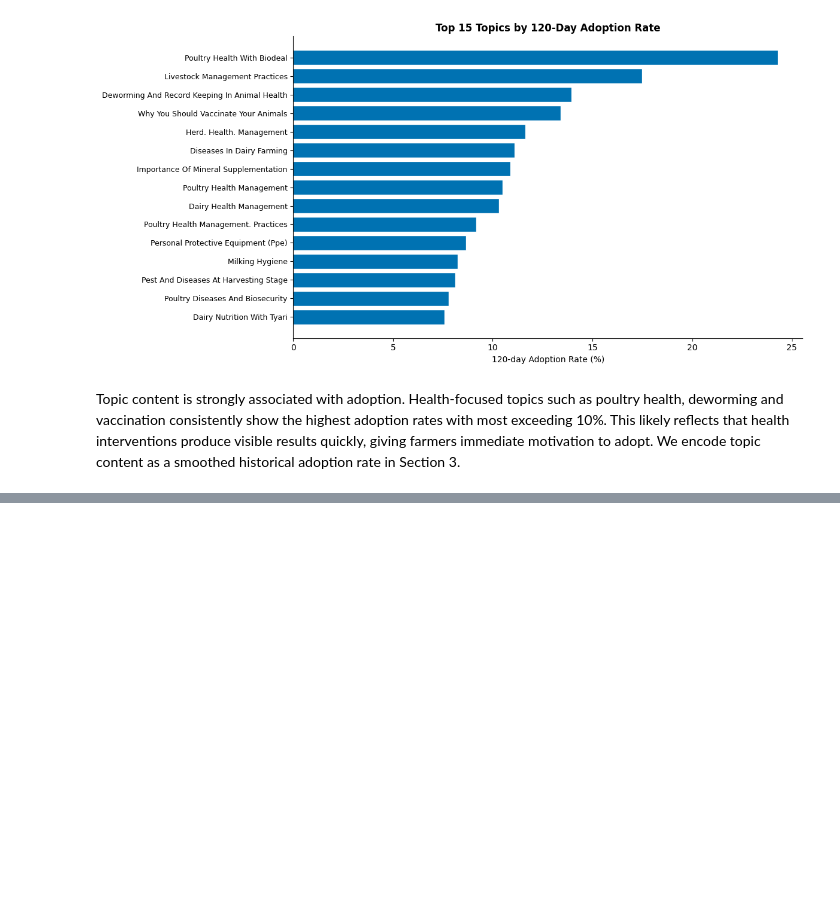
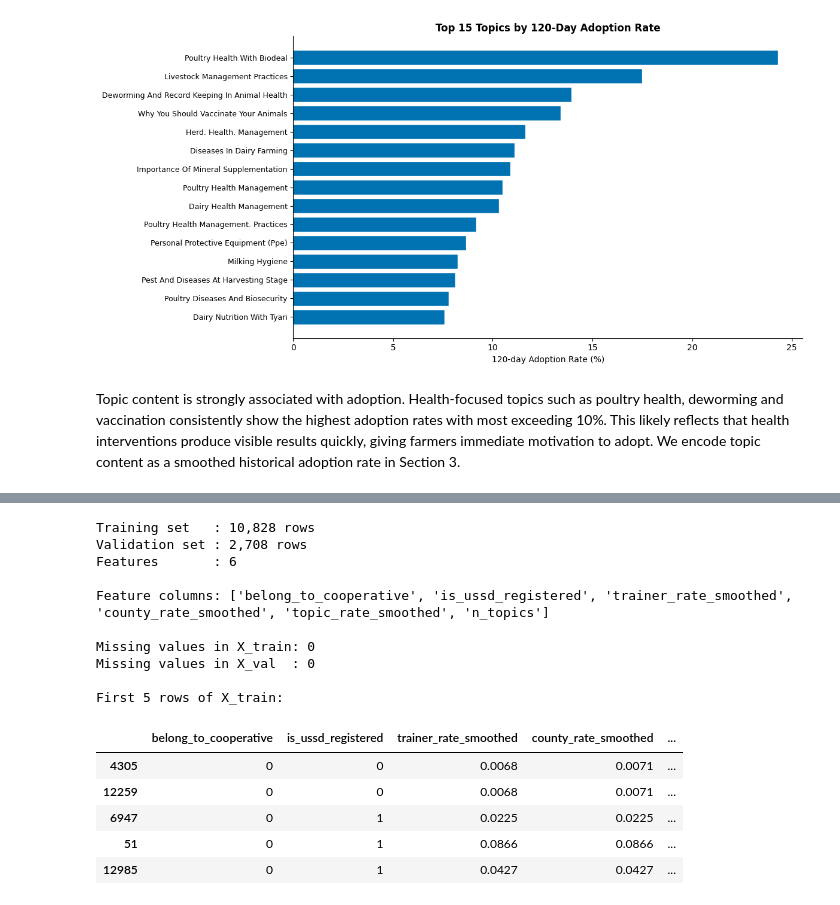
Before and after one commit to FionaHuini/Zindi-DigiCow-Farmer-Training-Adoption-Challenge, a Jupyter notebook: digicow_clean_analysis.ipynb, the cells around one changed output, grey strips where cells are left out. Drawn from its saved outputs; the diff is of its cells as text; code cells hidden in the pictures; blank space fills up the shorter version.

```diff
--- a/digicow_clean_analysis.ipynb
+++ b/digicow_clean_analysis.ipynb
@@ -761,0 +773,17 @@ Topic content is strongly associated with adoption. Health-focused topics such a
+# %%
+# ── 3.1 Binary flags ──────────────────────────────────────────────────────────
+
+# belong_to_cooperative is already 0/1 — confirm and use directly
+print("belong_to_cooperative value counts:")
+print(train_df['belong_to_cooperative'].value_counts())
+
+# is_ussd_registered — 1 if registered via Ussd, 0 if Manual
+# .eq('Ussd') returns True/False, .astype(int) converts to 1/0
+train_df['is_ussd_registered'] = train_df['registration'].eq('Ussd').astype(int)
+test_df['is_ussd_registered']  = test_df['registration'].eq('Ussd').astype(int)
+
+print("\nis_ussd_registered value counts:")
+print(train_df['is_ussd_registered'].value_counts())
+
+print("\nSanity check — should match registration counts:")
+print(train_df['registration'].value_counts())
@@ -761,0 +1055,63 @@ Topic content is strongly associated with adoption. Health-focused topics such a
+# %%
+# ── 3.4 Final feature matrix ──────────────────────────────────────────────────
+from sklearn.model_selection import train_test_split
+
+# Define feature and target columns
+FEATURE_COLS = [
+    'belong_to_cooperative',
+    'is_ussd_registered',
+    'trainer_rate_smoothed',
+    'county_rate_smoothed',
+    'topic_rate_smoothed',
+    'n_topics'
+]
+
+TARGET_COLS = [
+    'adopted_within_07_days',
+    'adopted_within_90_days',
+    'adopted_within_120_days'
+]
+
+# Build feature matrix and target matrix
+X = train_df[FEATURE_COLS].copy()
+Y = train_df[TARGET_COLS].copy()
+
+# Split into train and validation sets
+# stratify on 07-day target — most imbalanced, ensures both splits
+# have adopters
+X_train, X_val, y_train, y_val = train_test_split(
+    X, Y,
+    test_size    = 0.2,
+    random_state = RANDOM_SEED,
+    stratify     = Y['adopted_within_07_days']
+)
+
+print(f"Training set   : {X_train.shape[0]:,} rows")
+print(f"Validation set : {X_val.shape[0]:,} rows")
+print(f"Features       : {X_train.shape[1]}")
+print(f"\nFeature columns: {FEATURE_COLS}")
+
+# Confirm no missing values in feature matrix
+print(f"\nMissing values in X_train: {X_train.isna().sum().sum()}")
+print(f"Missing values in X_val  : {X_val.isna().sum().sum()}")
+
+# Preview feature matrix
+print("\nFirst 5 rows of X_train:")
+display(X_train.head())
+# %% [output]
+Training set   : 10,828 rows
+Validation set : 2,708 rows
+Features       : 6
+
+Feature columns: ['belong_to_cooperative', 'is_ussd_registered', 'trainer_rate_smoothed', 'county_rate_smoothed', 'topic_rate_smoothed', 'n_topics']
+
+Missing values in X_train: 0
+Missing values in X_val  : 0
+
+First 5 rows of X_train:
+|  | belong_to_cooperative | is_ussd_registered | trainer_rate_smoothed | county_rate_smoothed | ... |
+| 4305 | 0 | 0 | 0.0068 | 0.0071 | ... |
+| 12259 | 0 | 0 | 0.0068 | 0.0071 | ... |
+| 6947 | 0 | 1 | 0.0225 | 0.0225 | ... |
+| 51 | 0 | 1 | 0.0866 | 0.0866 | ... |
+| 12985 | 0 | 1 | 0.0427 | 0.0427 | ... |
```
Also changed, not shown: parts of 17 cells of this notebook.
